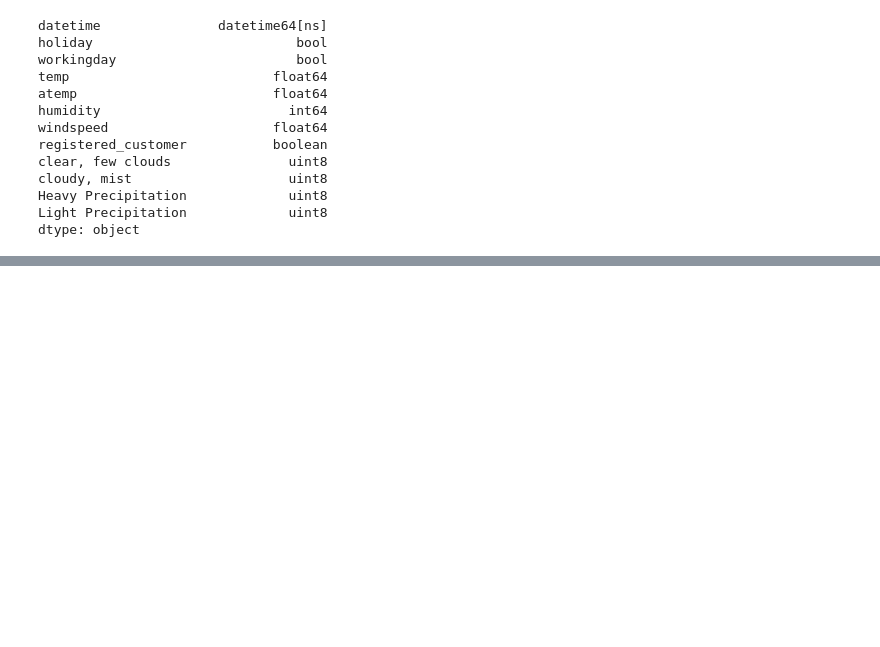
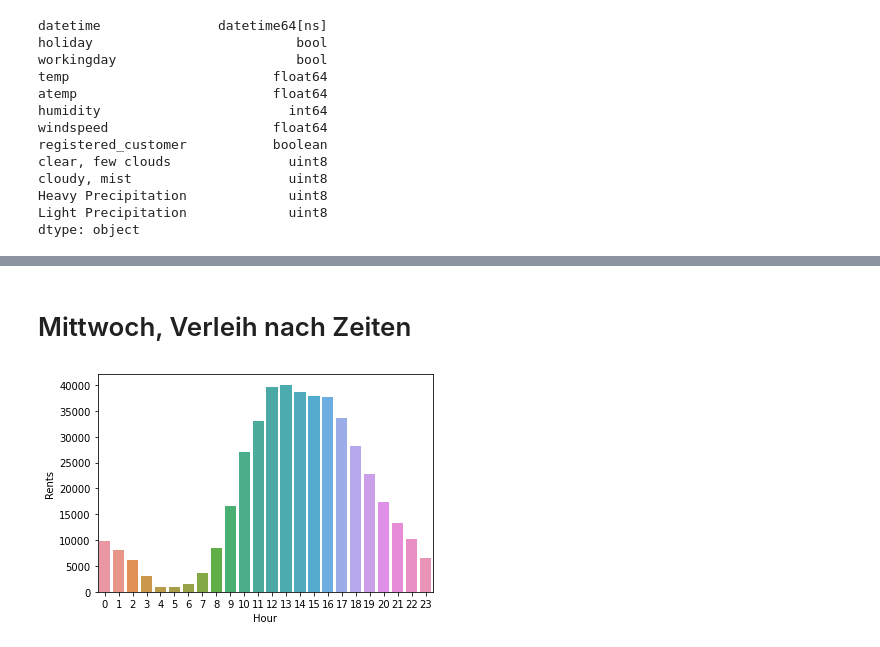
Before and after one commit to LeonBeyer123/Business_Intelligence, a Jupyter notebook: Aufgabe 1.ipynb, the cells around one changed output, grey strips where cells are left out. Saved outputs shown, nothing was run; the diff lists cells and outputs as text; code cells hidden in the pictures; blank space fills up the shorter version.

```diff
--- a/Aufgabe 1.ipynb
+++ b/Aufgabe 1.ipynb
@@ -204,0 +173,11 @@ dataset.head()
+# %% [markdown]
+# Mittwoch, Verleih nach Zeiten
+# %%
+wednesdayset = dataset.loc[dataset["Weekday"]=="Wednesday"]
+wednesdayhour = wednesdayset.groupby(wednesdayset.datetime.dt.hour).size().to_frame("Rents per Hour")
+wedfig = sns.barplot(data=wednesdayhour, x=wednesdayhour.index, y="Rents per Hour")
+plt.xlabel("Hour")
+plt.ylabel("Rents")
+plt.show(wedfig)
+# %% [output]
+[figure, added]
```
Also changed, not shown: parts of 22 cells of this notebook.
